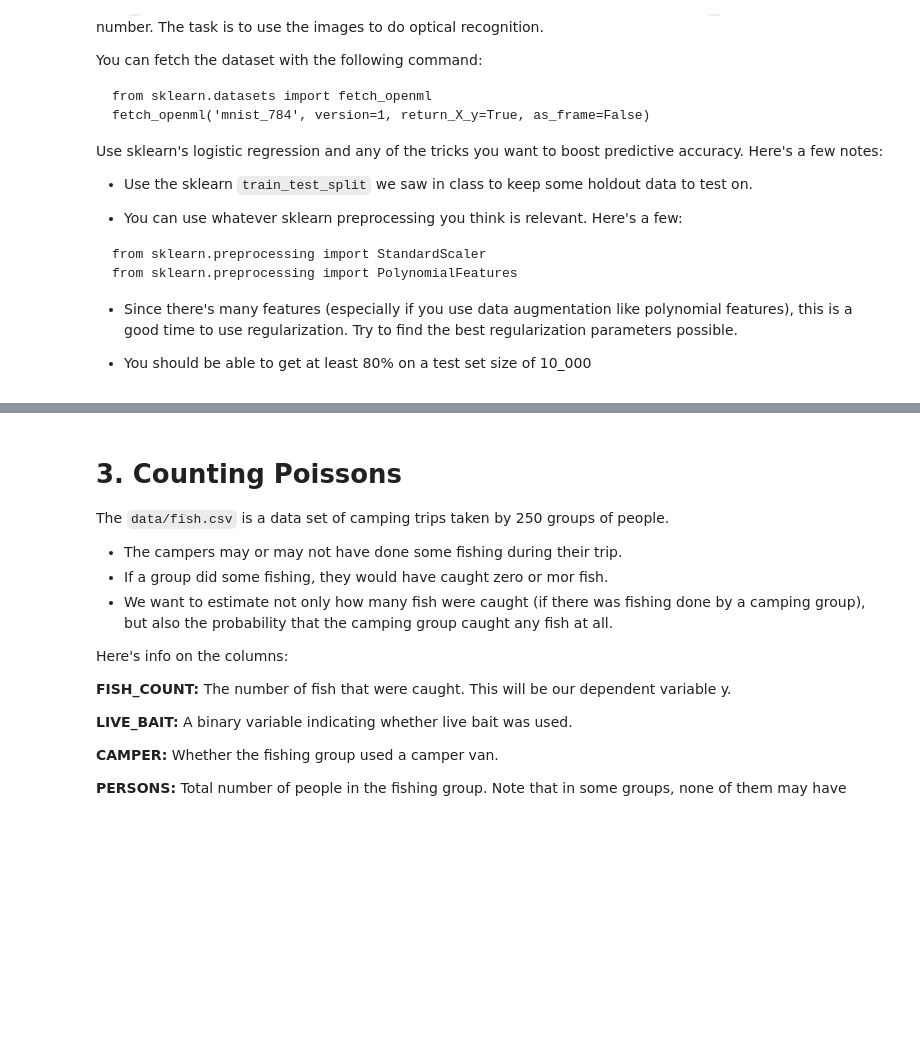
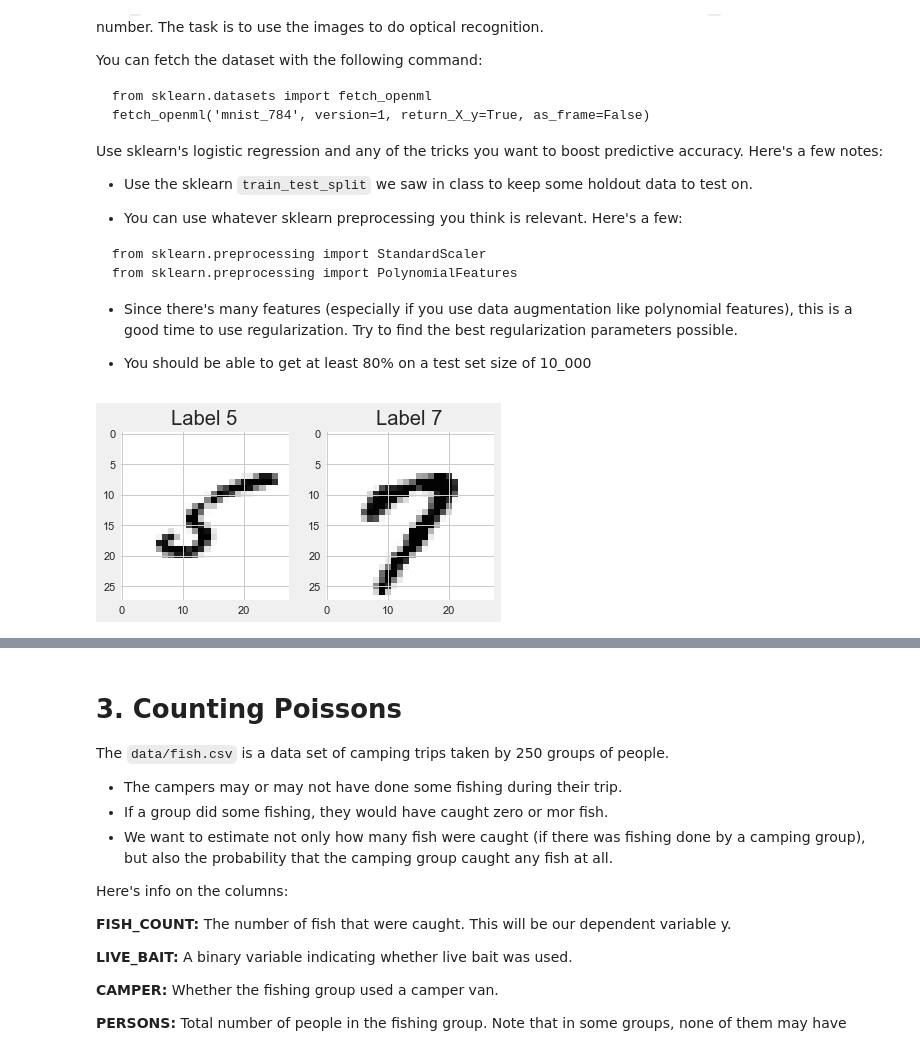
Before and after one commit to cb-ds-1/3-7-glm, a Jupyter notebook: workshop.ipynb, the cells around one changed output, grey strips where cells are left out. Cells and saved outputs as stored; diff of their text form; code cells hidden in the pictures; blank space fills up the shorter version.

```diff
--- a/workshop.ipynb
+++ b/workshop.ipynb
@@ -8,3 +8,15 @@ Take your linear regression model from the workshop 3.3 on the titanic dataset.
 Swap OLS for logistic regresssion and compare the classification model metrics (accuracy, ROC plot, F1, precision/recall).
 
 How much better is logistic regression than OLS on binary data?
+# %%
+import io
+import matplotlib.pyplot as plt
+import pandas as pd
+import numpy as np
+import scipy.stats
+import scipy.special
+import seaborn as sns
+import sklearn.linear_model
+import statsmodels.api as sm
+sns.set()
+plt.style.use('fivethirtyeight')
@@ -35,3 +180,18 @@ from sklearn.preprocessing import PolynomialFeatures
 - Since there's many features (especially if you use data augmentation like polynomial features), this is a good time to use regularization. Try to find the best regularization parameters possible.
 
 - You should be able to get at least 80% on a test set size of 10_000
+# %%
+# ref : https://danielmuellerkomorowska.com/2021/01/05/introduction-to-t-sne-in-python-with-scikit-learn/
+
+from sklearn.datasets import fetch_openml
+X, y = fetch_openml('mnist_784', version=1, return_X_y=True, as_frame=False)
+# %%
+# Show two example images
+fig, ax = plt.subplots(1,2)
+ax[0].imshow(X[11,:].reshape(28,28), 'Greys')
+ax[1].imshow(X[15,:].reshape(28,28), 'Greys')
+ax[0].set_title("Label 5")
+ax[1].set_title("Label 7")
+plt.show()
+# %% [output]
+[figure, added]
```
Also changed, not shown: parts of 28 cells of this notebook.
